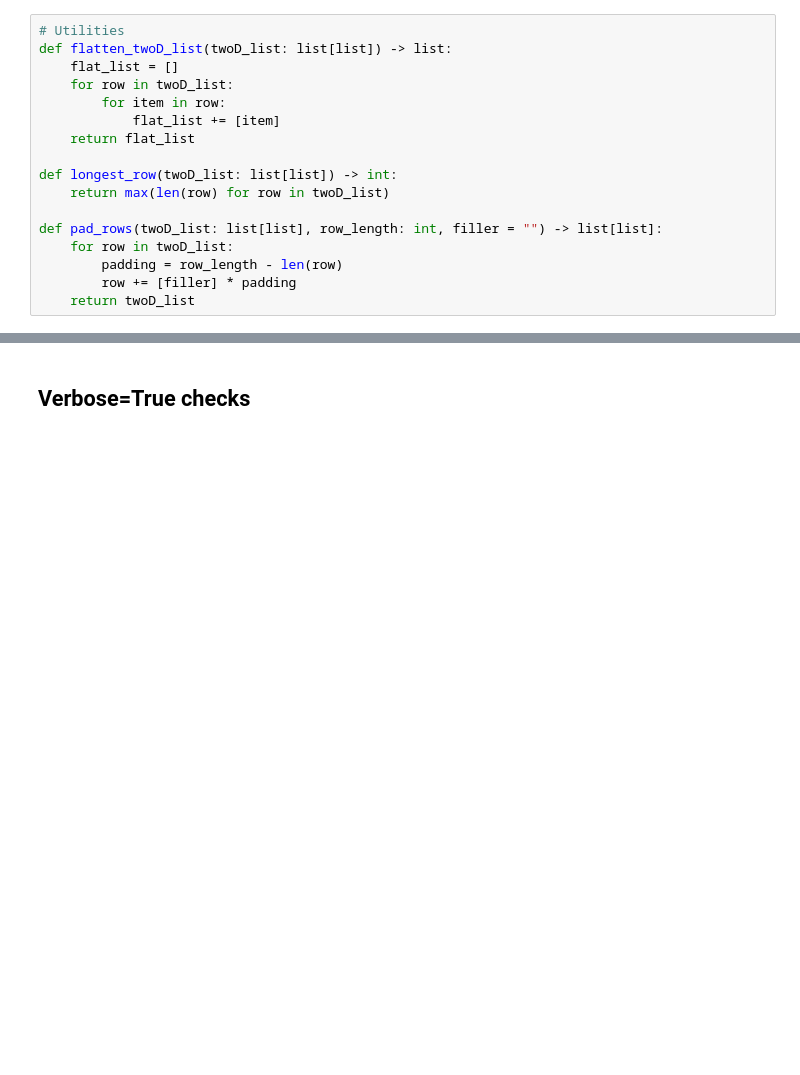
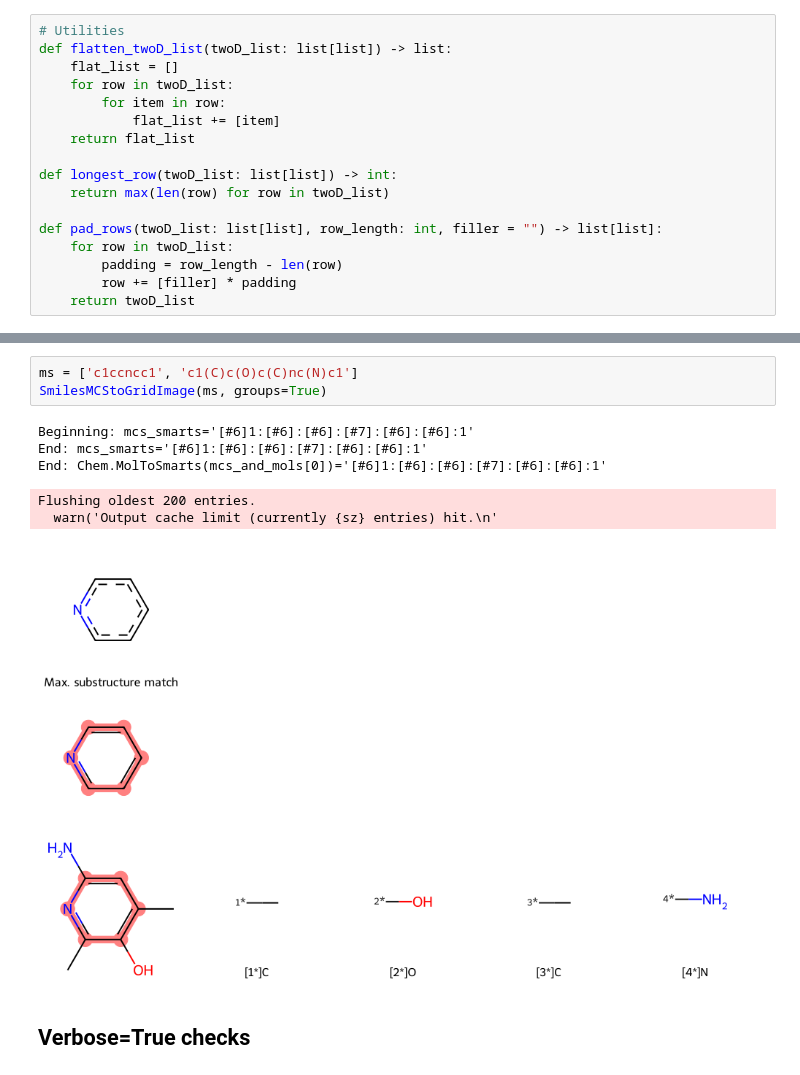
Before and after one commit to bertiewooster/bertiewooster.github.io, a Jupyter notebook: _notebooks/2022-??-??-RDKit-find-groups-off-core.ipynb, the cells around one changed output, grey strips where cells are left out. Saved outputs shown, nothing was run; the diff lists cells and outputs as text; blank space fills up the shorter version.

```diff
--- a/_notebooks/2022-??-??-RDKit-find-groups-off-core.ipynb
+++ b/_notebooks/2022-??-??-RDKit-find-groups-off-core.ipynb
@@ -172,6 +186,16 @@ def SmilesMCStoGridImage(smiles: list[str] or dict[str, str], align_substructure
           return drawing, mcs_smarts, mcs_mol, mols
      else:
           return drawing
+# %%
+ms = ['c1ccncc1', 'c1(C)c(O)c(C)nc(N)c1']
+SmilesMCStoGridImage(ms, groups=True)
+# %% [output]
+Beginning: mcs_smarts='[#6]1:[#6]:[#6]:[#7]:[#6]:[#6]:1'
+End: mcs_smarts='[#6]1:[#6]:[#6]:[#7]:[#6]:[#6]:1'
+End: Chem.MolToSmarts(mcs_and_mols[0])='[#6]1:[#6]:[#6]:[#7]:[#6]:[#6]:1'
+Flushing oldest 200 entries.
+  warn('Output cache limit (currently {sz} entries) hit.\n'
+[figure, added]
 # %% [markdown]
 ## Verbose=True checks
 # %%
```
Also changed, not shown: parts of 3 cells of this notebook.
